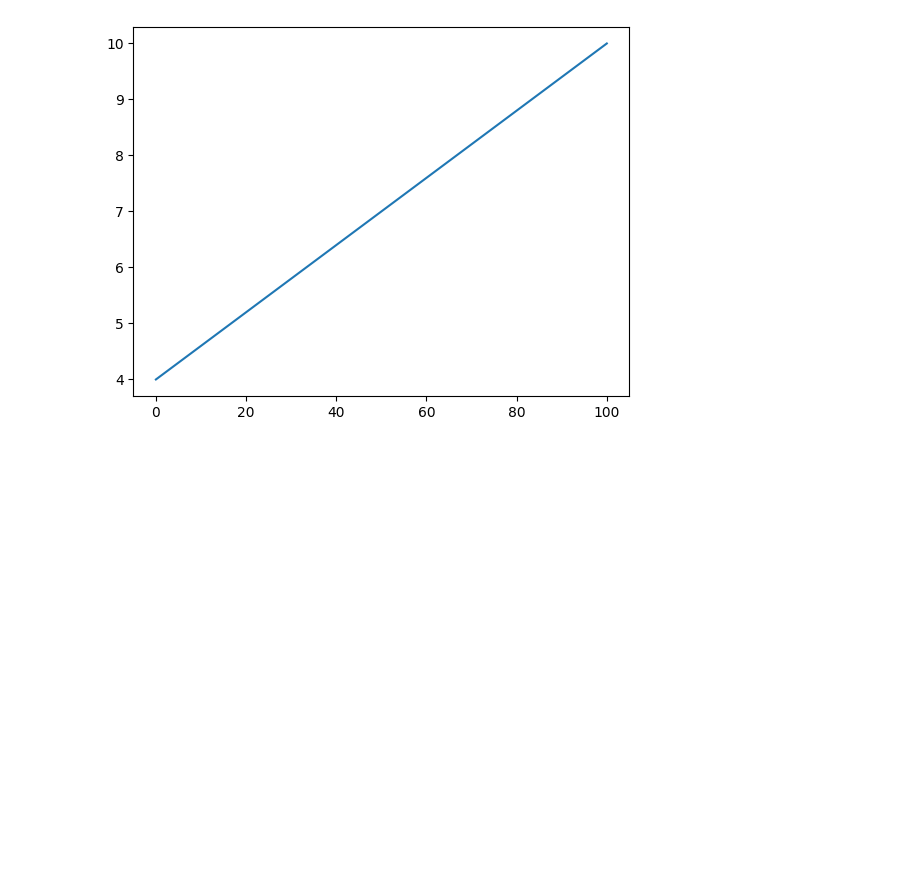
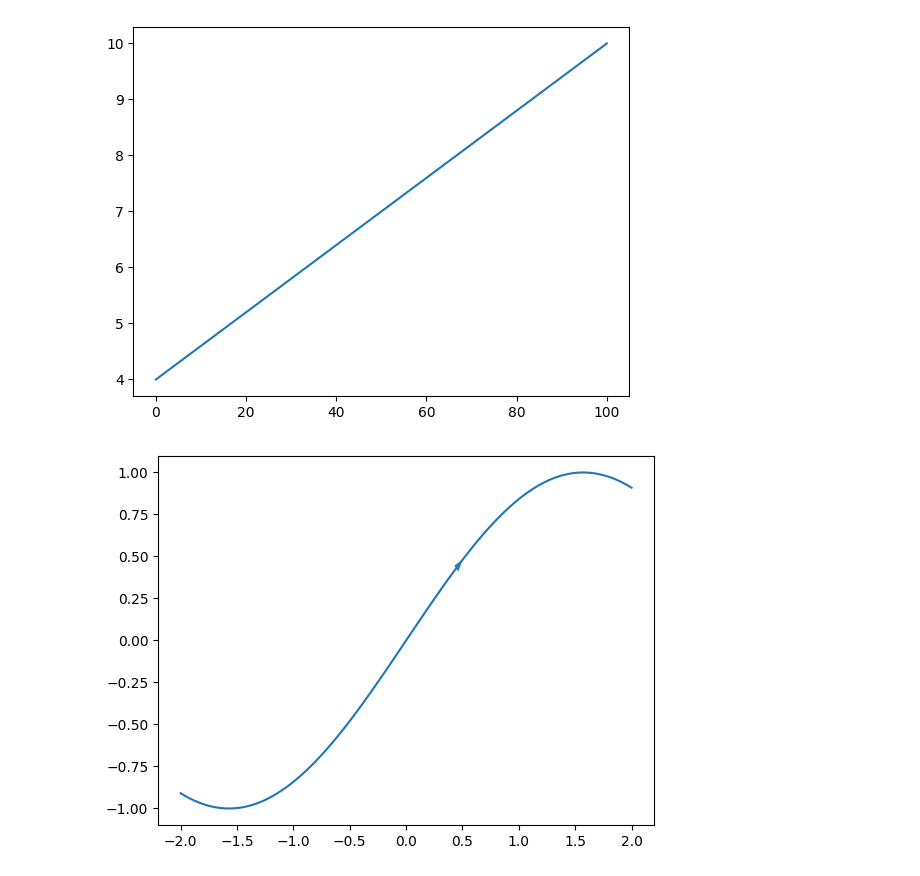
Before and after one commit to xiaotupo-com/jupyter_workspace, a Jupyter notebook: matplotlib.ipynb, the cells around one changed output. Drawn from its saved outputs; the diff is of its cells as text; code cells hidden in the pictures; blank space fills up the shorter version.

Commit message:
修改：     matplotlib.ipynb

```diff
--- a/matplotlib.ipynb
+++ b/matplotlib.ipynb
@@ -9,3 +9,17 @@ plt.plot(x, y)
 plt.show()
 # %% [output]
 [figure]
+# %%
+import matplotlib.pyplot as plt
+import numpy as np
+
+def f(t):
+    return np.sin(t)
+
+t = np.linspace(-2, 2, 100)
+
+plt.plot(t, f(t))
+plt.arrow(0, f(0), 0.5, f(0.5) - f(0), shape='full', lw=0, length_includes_head=True, head_width=.05)
+plt.show()
+# %% [output]
+[figure, added]
```
Also changed, not shown: parts of 11 cells of this notebook, 1 other file.
